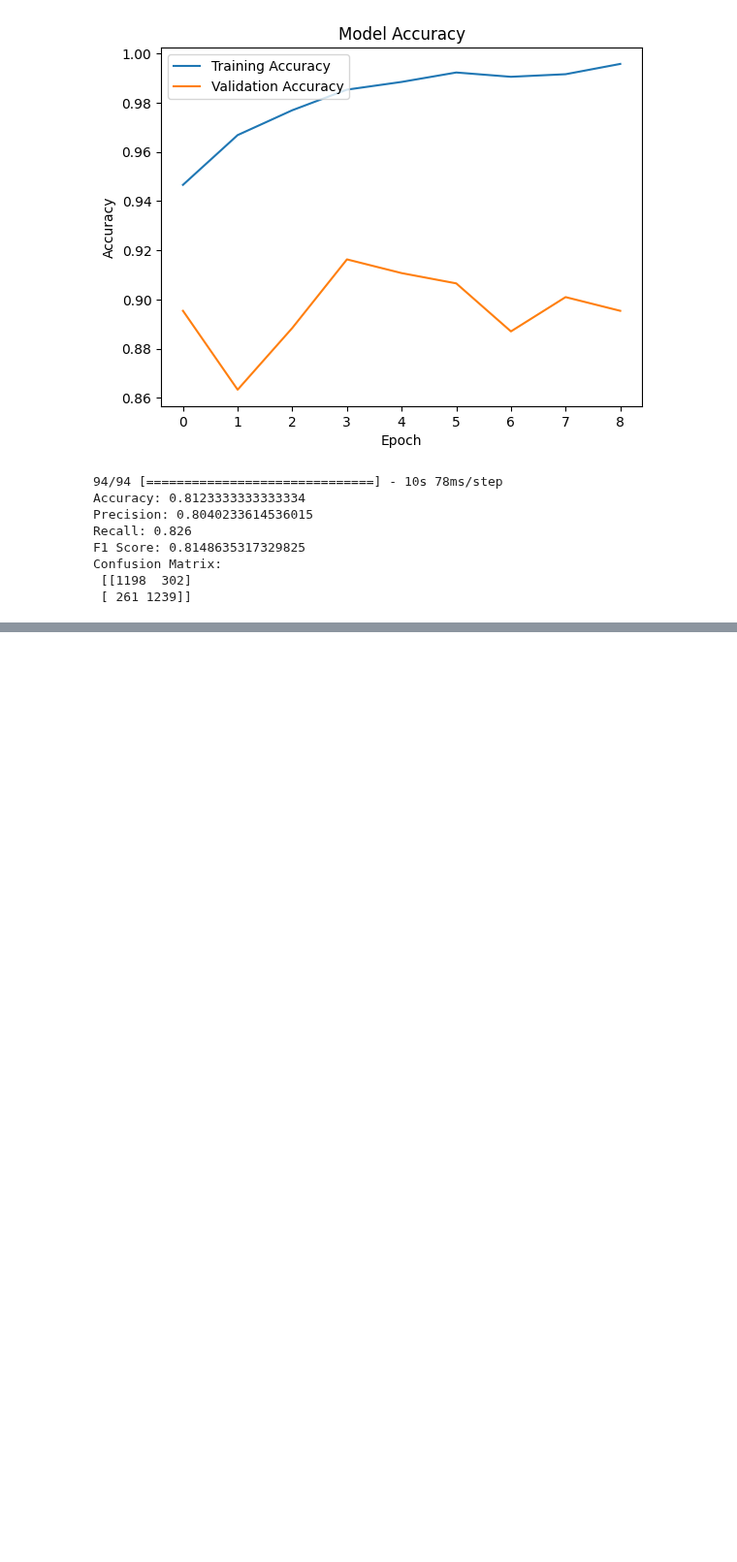
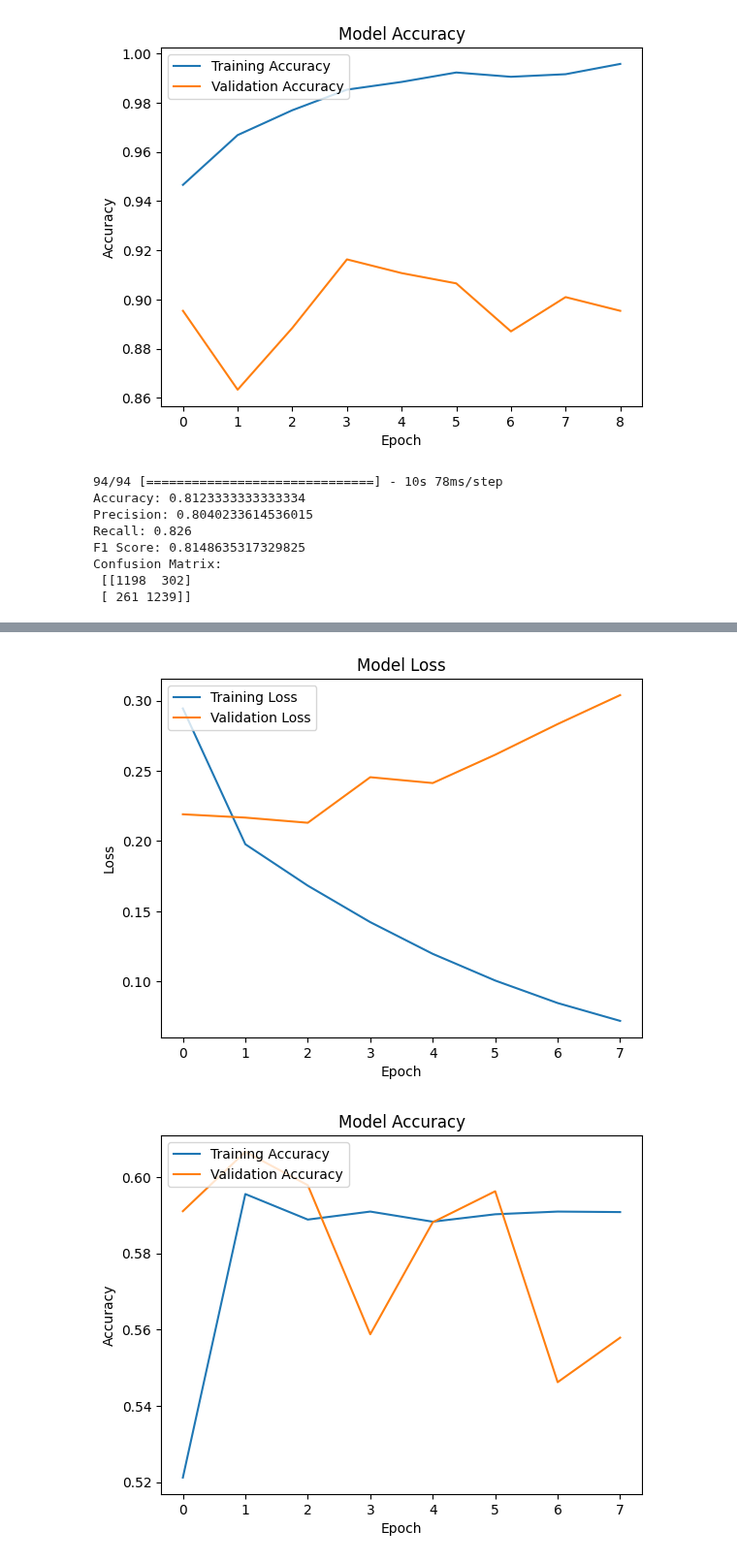
Before and after one commit to lavo2/HLT-Project, a Jupyter notebook: RNN_hlt.ipynb, the cells around one changed output, grey strips where cells are left out. Shown at 97% size. Drawn from its saved outputs; the diff is of its cells as text; code cells hidden in the pictures; blank space fills up the shorter version.

```diff
--- a/RNN_hlt.ipynb
+++ b/RNN_hlt.ipynb
@@ -527,0 +576,3 @@ print("Confusion Matrix:\n", conf_matrix)
+# %%
+max_length = max(len(x) for x in sequences)
+recipes_sequences = pad_sequences(sequences, maxlen=max_length, padding='post', dtype='float32', value=0.0)  # Post-padding with zeros
@@ -527,0 +583,2 @@ print("Confusion Matrix:\n", conf_matrix)
+# %%
+X_sequences = pd.DataFrame(recipes_sequences, index=df.index)
@@ -527,0 +593,2 @@ print("Confusion Matrix:\n", conf_matrix)
+# %%
+X_train, X_test, y_train, y_test = train_test_split(X_sequences, y_train, test_size=0.3, random_state=42)
@@ -527,0 +631,19 @@ print("Confusion Matrix:\n", conf_matrix)
+# %%
+X_train, X_val, y_train, y_val = train_test_split(X_train, y_train, test_size=0.2, random_state=42)
+
+early_stopping = EarlyStopping(
+    monitor='val_loss',    # Metric to monitor
+    min_delta=0.001,       # Minimum change to qualify as an improvement
+    patience=5,            # Number of epochs to wait for improvement
+    verbose=1,             # Output messages
+    mode='min',            # Stops training when the quantity monitored stops decreasing
+    restore_best_weights=True  # Restores model weights from the epoch with the best value of the monitored quantity
+)
+
+# Train the model with the EarlyStopping callback
+history = model.fit(
+    X_train, y_train,
+    validation_data=(X_val, y_val),
+    epochs=10,
+    callbacks=[early_stopping]
+)
@@ -527,0 +668,18 @@ print("Confusion Matrix:\n", conf_matrix)
+# %%
+plt.plot(history.history['loss'], label='Training Loss')
+plt.plot(history.history['val_loss'], label='Validation Loss')
+plt.title('Model Loss')
+plt.ylabel('Loss')
+plt.xlabel('Epoch')
+plt.legend(loc='upper left')
+plt.show()
+plt.plot(history.history['accuracy'], label='Training Accuracy')
+plt.plot(history.history['val_accuracy'], label='Validation Accuracy')
+plt.title('Model Accuracy')
+plt.ylabel('Accuracy')
+plt.xlabel('Epoch')
+plt.legend(loc='upper left')
+plt.show()
+# %% [output]
+[figure, added]
+[figure, added]
```
Also changed, not shown: parts of 21 cells of this notebook.
